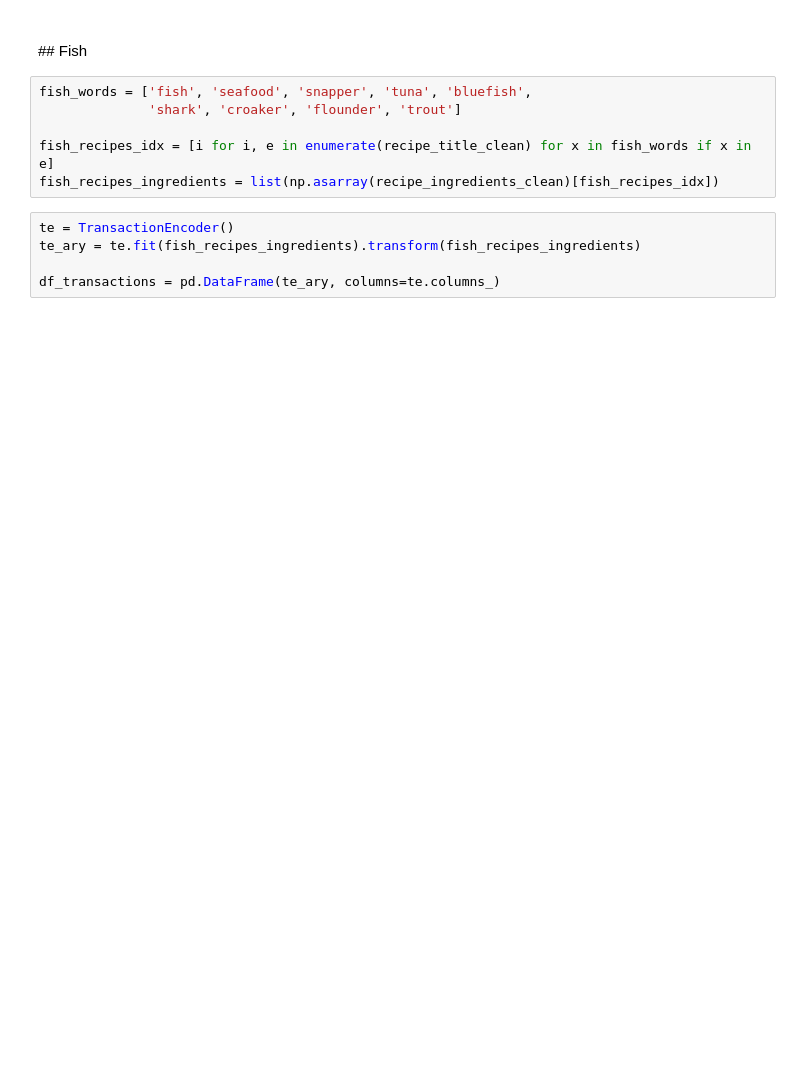
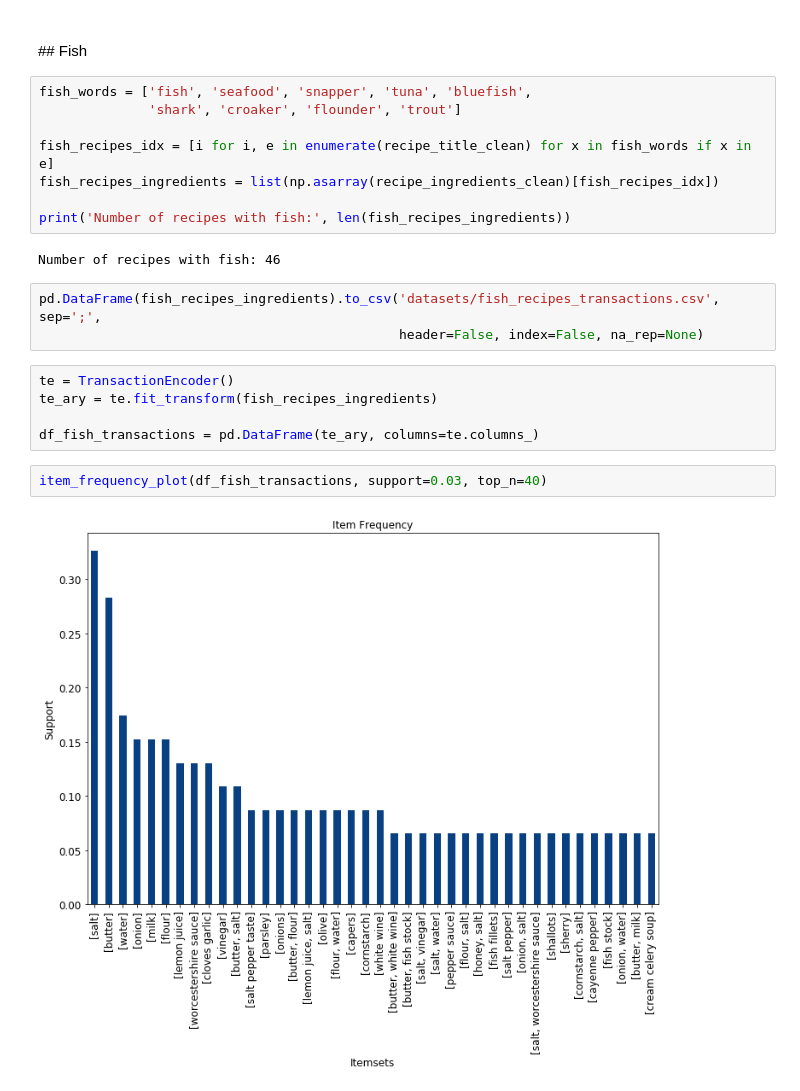
Before and after one commit to JoanMartin/UIB-MasterInBigData, a Jupyter notebook: New-Trend-In-Data-Mining/Association Rules/Recipe Association Rules.ipynb, the cells around one changed output. Drawn from its saved outputs; the diff is of its cells as text; blank space fills up the shorter version.

```diff
--- a/New-Trend-In-Data-Mining/Association Rules/Recipe Association Rules.ipynb
+++ b/New-Trend-In-Data-Mining/Association Rules/Recipe Association Rules.ipynb
@@ -221,8 +248,19 @@ fish_words = ['fish', 'seafood', 'snapper', 'tuna', 'bluefish',
 
 fish_recipes_idx = [i for i, e in enumerate(recipe_title_clean) for x in fish_words if x in e]
 fish_recipes_ingredients = list(np.asarray(recipe_ingredients_clean)[fish_recipes_idx])
+
+print('Number of recipes with fish:', len(fish_recipes_ingredients))
+# %% [output]
+Number of recipes with fish: 46
+# %%
+pd.DataFrame(fish_recipes_ingredients).to_csv('datasets/fish_recipes_transactions.csv', sep=';',
+                                              header=False, index=False, na_rep=None)
 # %%
 te = TransactionEncoder()
-te_ary = te.fit(fish_recipes_ingredients).transform(fish_recipes_ingredients)
+te_ary = te.fit_transform(fish_recipes_ingredients)
 
-df_transactions = pd.DataFrame(te_ary, columns=te.columns_)
+df_fish_transactions = pd.DataFrame(te_ary, columns=te.columns_)
+# %%
+item_frequency_plot(df_fish_transactions, support=0.03, top_n=40)
+# %% [output]
+[figure, added]
```
Also changed, not shown: parts of 19 cells of this notebook, 9 other files.
